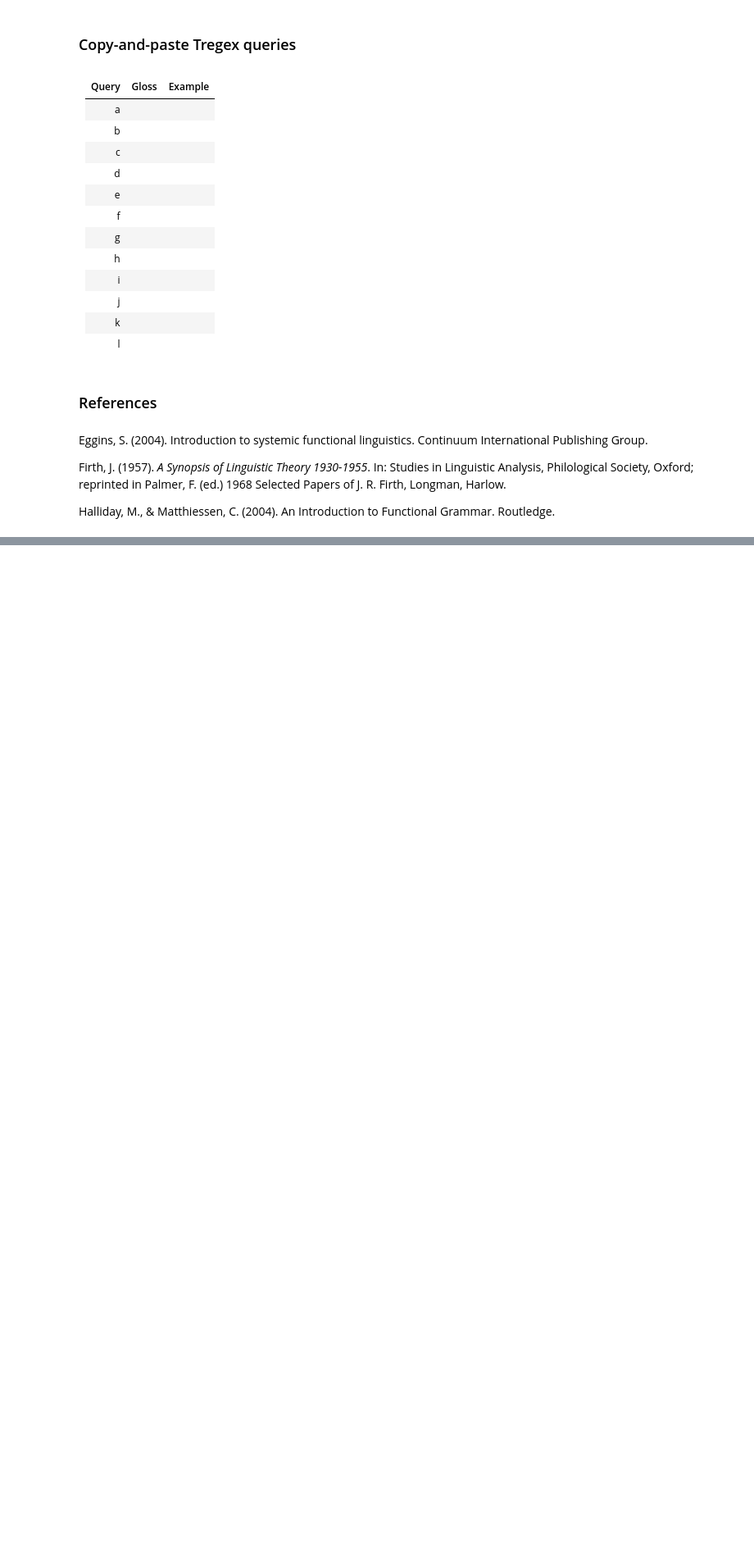
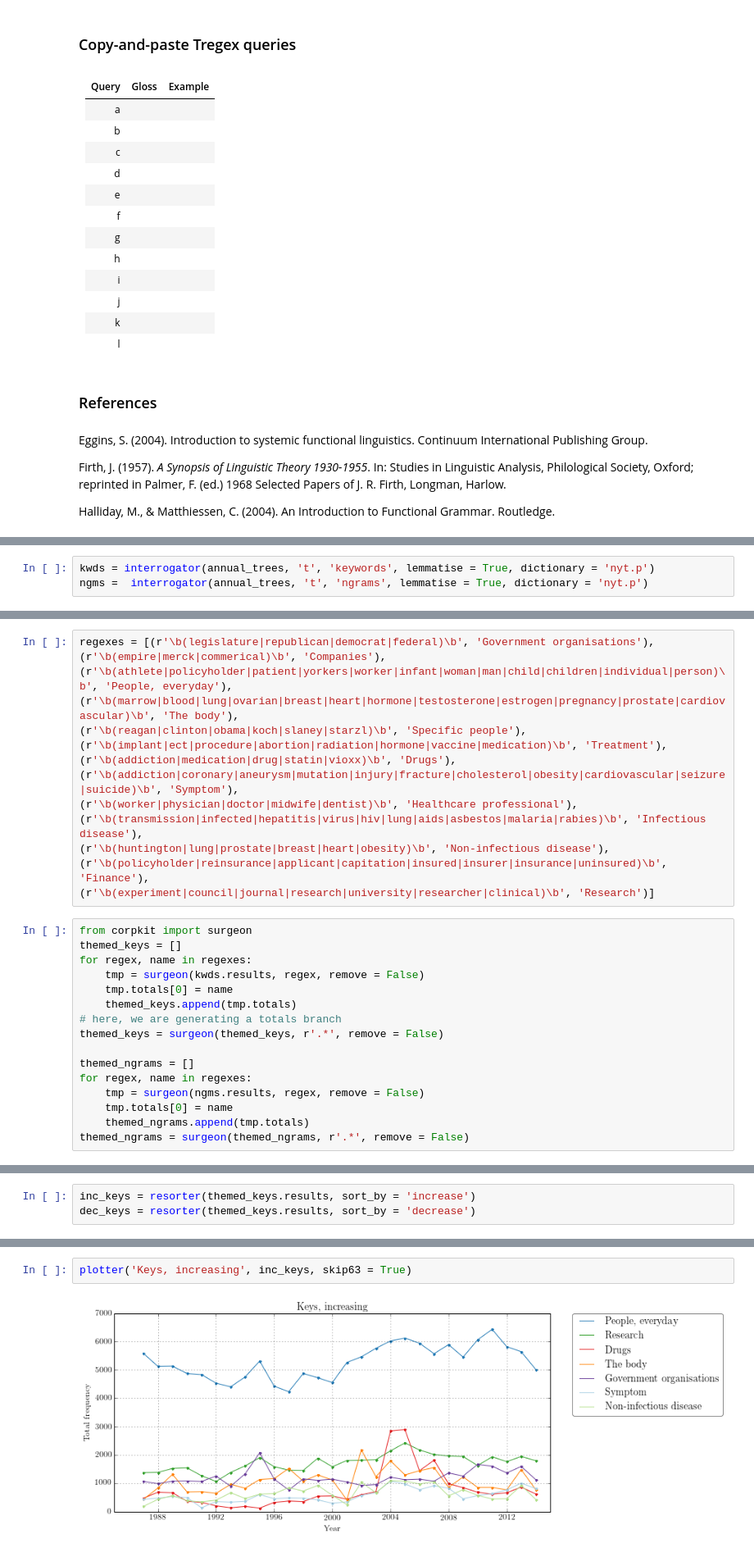
Before and after one commit to interrogator/risk, a Jupyter notebook: risk.ipynb, the cells around one changed output, grey strips where cells are left out. Shown at 82% size. Saved outputs shown, nothing was run; the diff lists cells and outputs as text; blank space fills up the shorter version.

```diff
--- a/risk.ipynb
+++ b/risk.ipynb
@@ -1365,0 +1355,3 @@ Halliday, M., & Matthiessen, C. (2004). An Introduction to Functional Grammar. R
+# %%
+kwds = interrogator(annual_trees, 't', 'keywords', lemmatise = True, dictionary = 'nyt.p')
+ngms =  interrogator(annual_trees, 't', 'ngrams', lemmatise = True, dictionary = 'nyt.p')
@@ -1365,0 +1471,30 @@ Halliday, M., & Matthiessen, C. (2004). An Introduction to Functional Grammar. R
+# %%
+regexes = [(r'\b(legislature|republican|democrat|federal)\b', 'Government organisations'),
+(r'\b(empire|merck|commerical)\b', 'Companies'),
+(r'\b(athlete|policyholder|patient|yorkers|worker|infant|woman|man|child|children|individual|person)\b', 'People, everyday'),
+(r'\b(marrow|blood|lung|ovarian|breast|heart|hormone|testosterone|estrogen|pregnancy|prostate|cardiovascular)\b', 'The body'),
+(r'\b(reagan|clinton|obama|koch|slaney|starzl)\b', 'Specific people'),
+(r'\b(implant|ect|procedure|abortion|radiation|hormone|vaccine|medication)\b', 'Treatment'),
+(r'\b(addiction|medication|drug|statin|vioxx)\b', 'Drugs'),
+(r'\b(addiction|coronary|aneurysm|mutation|injury|fracture|cholesterol|obesity|cardiovascular|seizure|suicide)\b', 'Symptom'),
+(r'\b(worker|physician|doctor|midwife|dentist)\b', 'Healthcare professional'),
+(r'\b(transmission|infected|hepatitis|virus|hiv|lung|aids|asbestos|malaria|rabies)\b', 'Infectious disease'),
+(r'\b(huntington|lung|prostate|breast|heart|obesity)\b', 'Non-infectious disease'),
+(r'\b(policyholder|reinsurance|applicant|capitation|insured|insurer|insurance|uninsured)\b', 'Finance'),
+(r'\b(experiment|council|journal|research|university|researcher|clinical)\b', 'Research')]
+# %%
+from corpkit import surgeon
+themed_keys = []
+for regex, name in regexes:
+    tmp = surgeon(kwds.results, regex, remove = False)
+    tmp.totals[0] = name
+    themed_keys.append(tmp.totals)
+# here, we are generating a totals branch
+themed_keys = surgeon(themed_keys, r'.*', remove = False)
+
+themed_ngrams = []
+for regex, name in regexes:
+    tmp = surgeon(ngms.results, regex, remove = False)
+    tmp.totals[0] = name
+    themed_ngrams.append(tmp.totals)
+themed_ngrams = surgeon(themed_ngrams, r'.*', remove = False)
@@ -1365,0 +1503,3 @@ Halliday, M., & Matthiessen, C. (2004). An Introduction to Functional Grammar. R
+# %%
+inc_keys = resorter(themed_keys.results, sort_by = 'increase')
+dec_keys = resorter(themed_keys.results, sort_by = 'decrease')
@@ -1365,0 +1510,4 @@ Halliday, M., & Matthiessen, C. (2004). An Introduction to Functional Grammar. R
+# %%
+plotter('Keys, increasing', inc_keys, skip63 = True)
+# %% [output]
+[figure, added]
```
Also changed, not shown: parts of 46 cells of this notebook, 9 other files.
